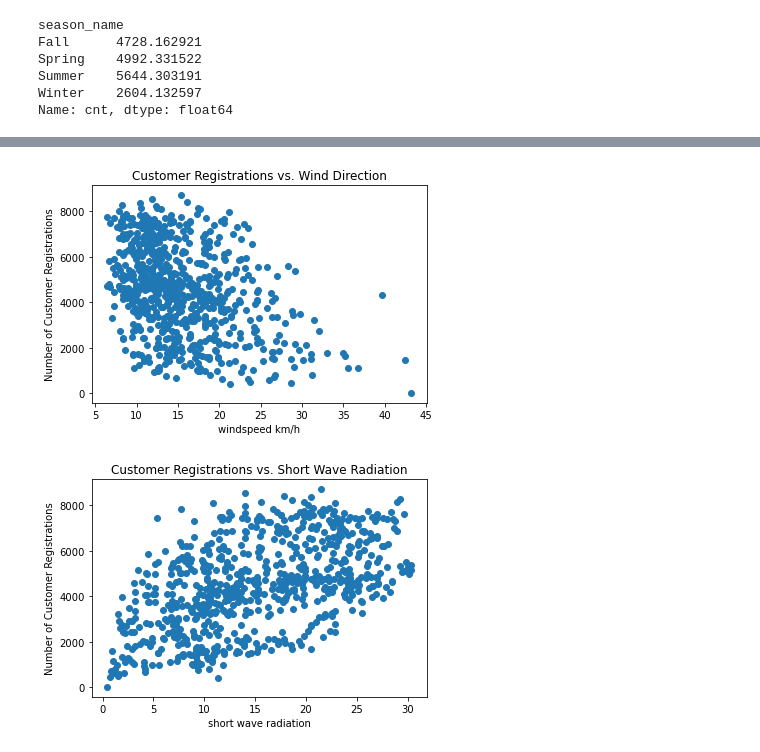
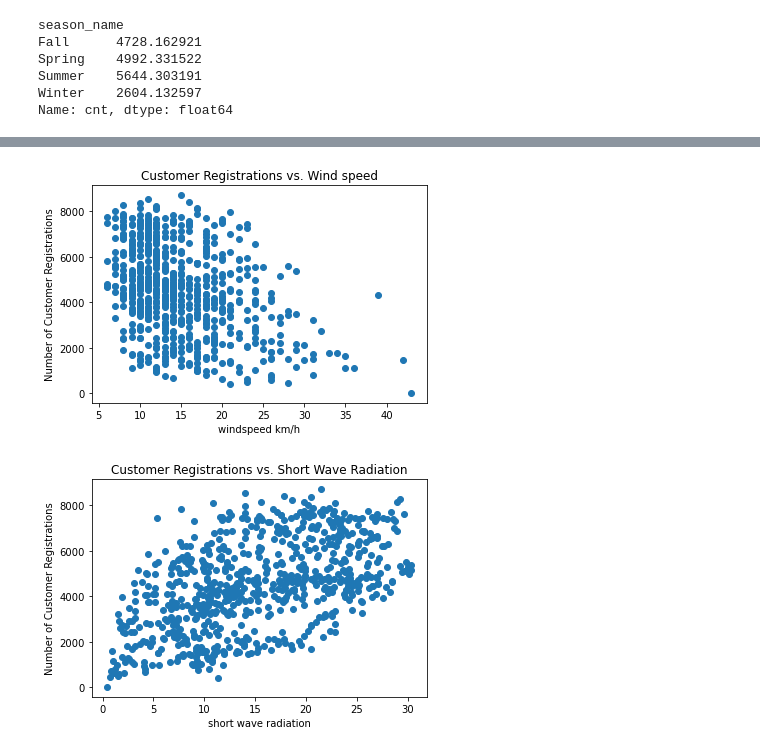
Before and after one commit to Maxremmo/Bike-Sharing-ML, a Jupyter notebook: bike_eda_daily.ipynb, the cells around one changed output, grey strips where cells are left out. Saved outputs shown, nothing was run; the diff lists cells and outputs as text; code cells hidden in the pictures.

```diff
--- a/bike_eda_daily.ipynb
+++ b/bike_eda_daily.ipynb
@@ -151,3 +114,5 @@ df.head()
+# %%
+df.drop(['instant','yr','mnth','time_iso8601'], axis=1, inplace=True)
 # %%
 import math
 
@@ -200,0 +170,5 @@ Name: windspeed_10m_max_km/h, dtype: float64
+# %%
+df.rename(columns={'dteday': 'dtime', 'temperature_2m_max_°C': 'temp_max','season':'season_num', 'temperature_2m_min_°C': 'temp_min',
+                    'windspeed_10m_max_km/h': 'windspeed_km/h', 'winddirection_10m_dominant_°': 'wind_direction_deg',
+                      'shortwave_radiation_sum_MJ/m²': 'shortwave_radiation_MJ/m²'},
+                    inplace=True)
@@ -200,0 +184,7 @@ Name: windspeed_10m_max_km/h, dtype: float64
+# %%
+df = df[['dtime','season_name','season_num','weekday', 'holiday',
+       'workingday', 'weathersit', 'hum', 'windspeed',
+       'casual', 'registered', 'cnt', 'temp_celsius', 'temp_celsius_realfeel',
+       'weathercode_wmo code', 'temp_max', 'temp_min', 'precipitation_sum_mm',
+       'windspeed_km/h', 'wind_direction_deg', 'shortwave_radiation_MJ/m²',
+       'wind_direction', 'windy_cat']]
@@ -201,14 +201,24 @@ Name: windspeed_10m_max_km/h, dtype: float64
+# %%
+df['season_name'] = df['season_name'].astype('category')
+df['temp_celsius'] = df['temp_celsius'].astype('int')
+df['temp_celsius_realfeel'] = df['temp_celsius_realfeel'].astype('int')
+df['temp_max'] = df['temp_max'].astype('int')
+df['temp_min'] = df['temp_min'].astype('int')
+df['hum'] = df['hum'].astype('int')
+df['windspeed_km/h'] = df['windspeed_km/h'].astype('int')
+df['wind_direction'] = df['wind_direction'].astype('category')
+df['windy_cat'] = df['windy_cat'].astype('category')
 # %%
 import matplotlib.pyplot as plt
 
 # Plotting the data
-plt.scatter(df['windspeed_10m_max_km/h'], df['cnt'])
+plt.scatter(df['windspeed_km/h'], df['cnt'])
 plt.xlabel('windspeed km/h')
 plt.ylabel('Number of Customer Registrations')
-plt.title('Customer Registrations vs. Wind Direction')
+plt.title('Customer Registrations vs. Wind speed')
 plt.show()
 # %% [output]
-[figure, old version]
+[figure, new version]
 # %%
 import matplotlib.pyplot as plt
 
```
Also changed, not shown: parts of 20 cells of this notebook.
